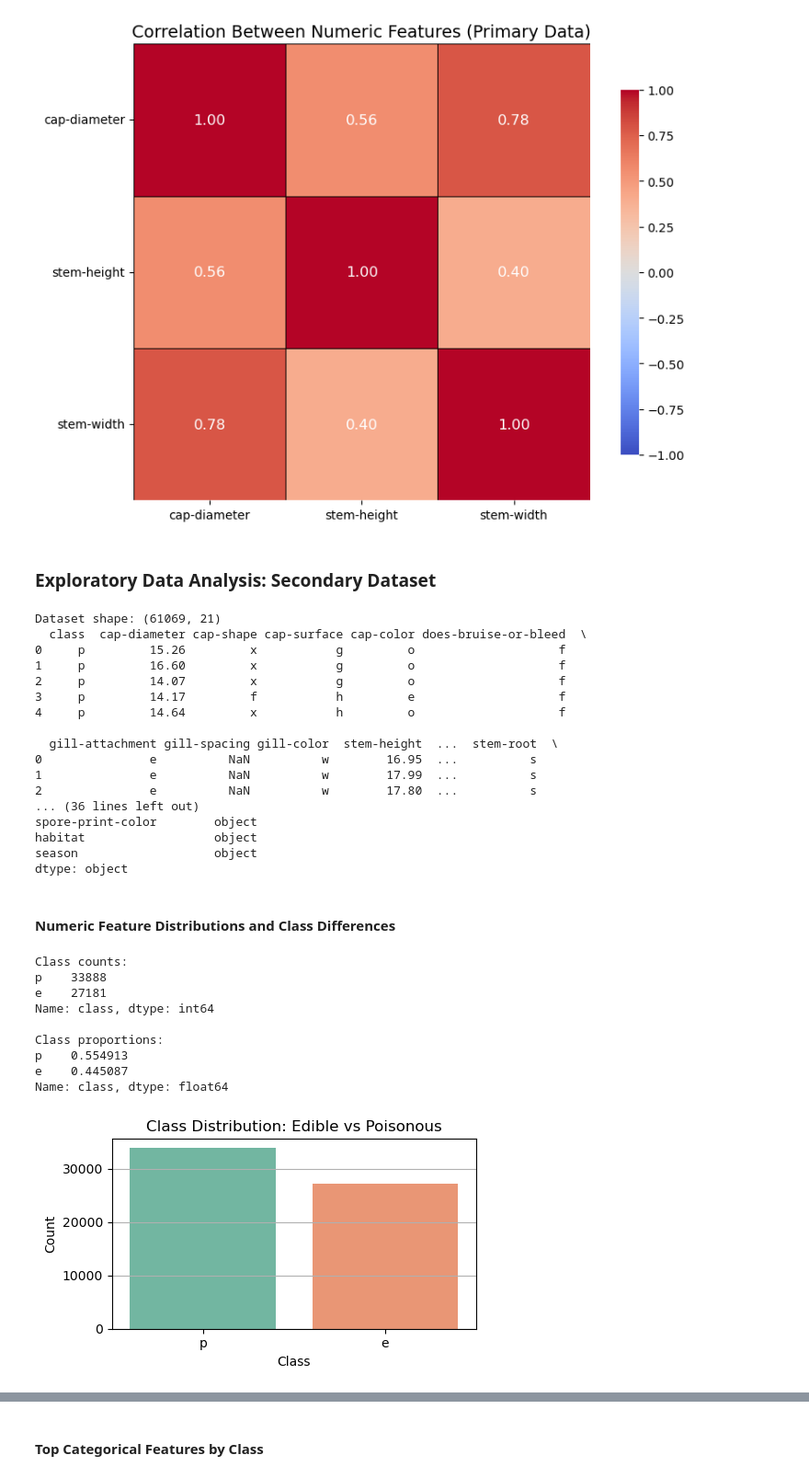
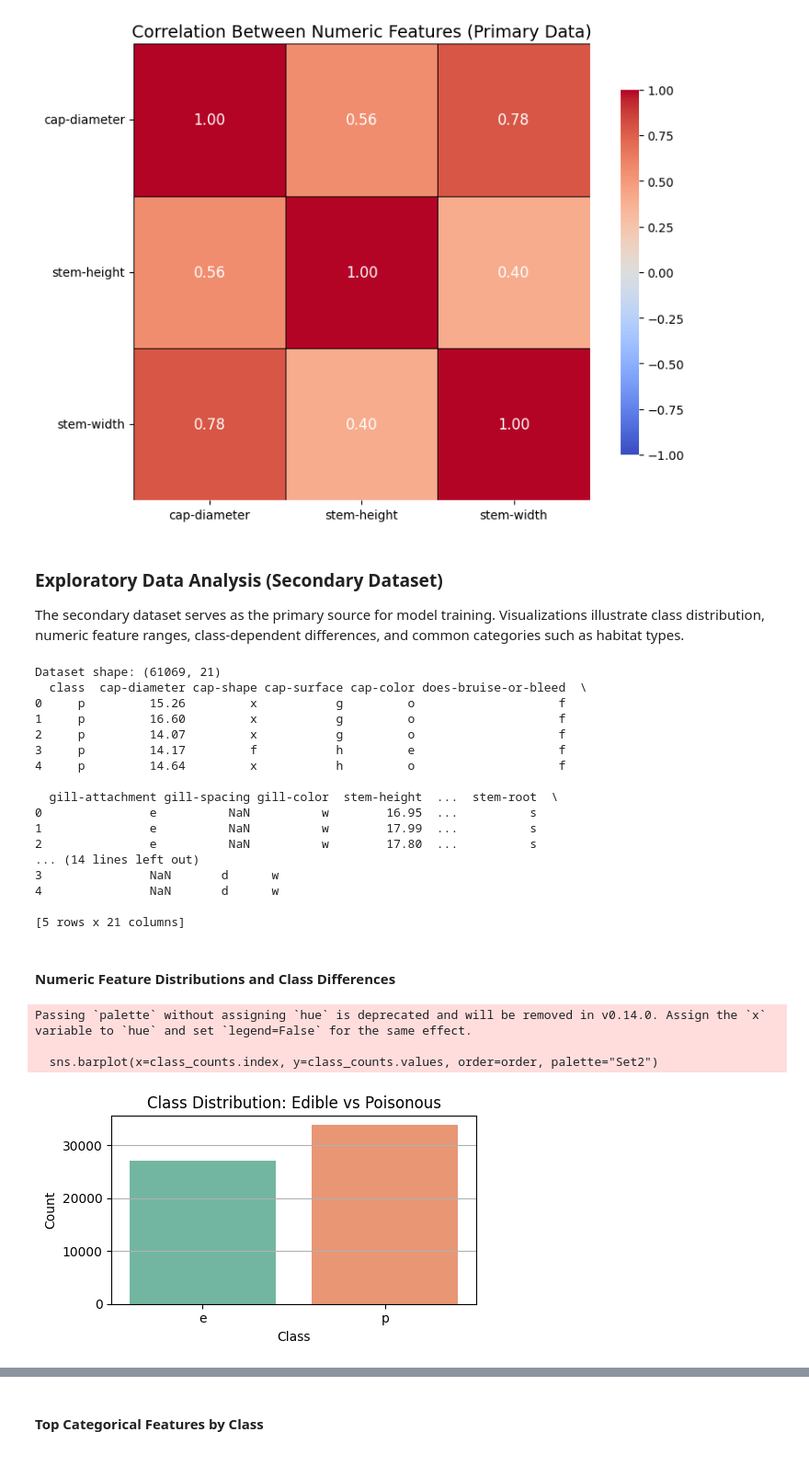
Before and after one commit to adiyasapar/Machine-Learning-Adiya-Sapargali, a Jupyter notebook: mushroom_project.ipynb, the cells around one changed output, grey strips where cells are left out. Shown: that part at 92% size. Drawn from its saved outputs; the diff is of its cells as text; code cells hidden in the pictures.

```diff
--- a/mushroom_project.ipynb
+++ b/mushroom_project.ipynb
@@ -236,12 +221,13 @@ plt.tight_layout()
 plt.show()
 # %% [output]
 [figure]
-# %% [markdown]
-### Exploratory Data Analysis: Secondary Dataset
+# %% [markdown]
+### Exploratory Data Analysis (Secondary Dataset)
+The secondary dataset serves as the primary source for model training.
+Visualizations illustrate class distribution, numeric feature ranges, class-dependent differences, and common categories such as habitat types.
 # %%
 print("Dataset shape:", df_secondary.shape)
 print(df_secondary.head())
-print(df_secondary.dtypes)
 # %% [output]
 Dataset shape: (61069, 21)
   class  cap-diameter cap-shape cap-surface cap-color does-bruise-or-bleed  \
@@ -255,39 +241,28 @@ Dataset shape: (61069, 21)
 0               e          NaN          w        16.95  ...          s
 1               e          NaN          w        17.99  ...          s
 2               e          NaN          w        17.80  ...          s
-... (36 lines left out)
-spore-print-color        object
-habitat                  object
-season                   object
-dtype: object
+... (14 lines left out)
+3               NaN       d      w
+4               NaN       d      w
+
+[5 rows x 21 columns]
 # %% [markdown]
 #### Numeric Feature Distributions and Class Differences
 # %%
 class_counts = df_secondary['class'].value_counts()
-class_props = df_secondary['class'].value_counts(normalize=True)
-
-print("\nClass counts:")
-print(class_counts)
-print("\nClass proportions:")
-print(class_props)
 
 # Plot class distribution
 plt.figure(figsize=(5, 3))
-sns.barplot(x=class_counts.index, y=class_counts.values, palette="Set2")
+order = ['e', 'p'] if set(class_counts.index) == set(['e', 'p']) else class_counts.index
+sns.barplot(x=class_counts.index, y=class_counts.values, order=order, palette="Set2")
 plt.title("Class Distribution: Edible vs Poisonous")
 plt.xlabel("Class")
 plt.ylabel("Count")
 plt.grid(axis="y")
 plt.tight_layout()
 plt.show()
 # %% [output]
-Class counts:
-p    33888
-e    27181
-Name: class, dtype: int64
+Passing `palette` without assigning `hue` is deprecated and will be removed in v0.14.0. Assign the `x` variable to `hue` and set `legend=False` for the same effect.
 
-Class proportions:
-p    0.554913
-e    0.445087
-Name: class, dtype: float64
+  sns.barplot(x=class_counts.index, y=class_counts.values, order=order, palette="Set2")
-[figure, old version]
+[figure, new version]
```
Also changed, not shown: parts of 49 cells of this notebook, 3 other files.
